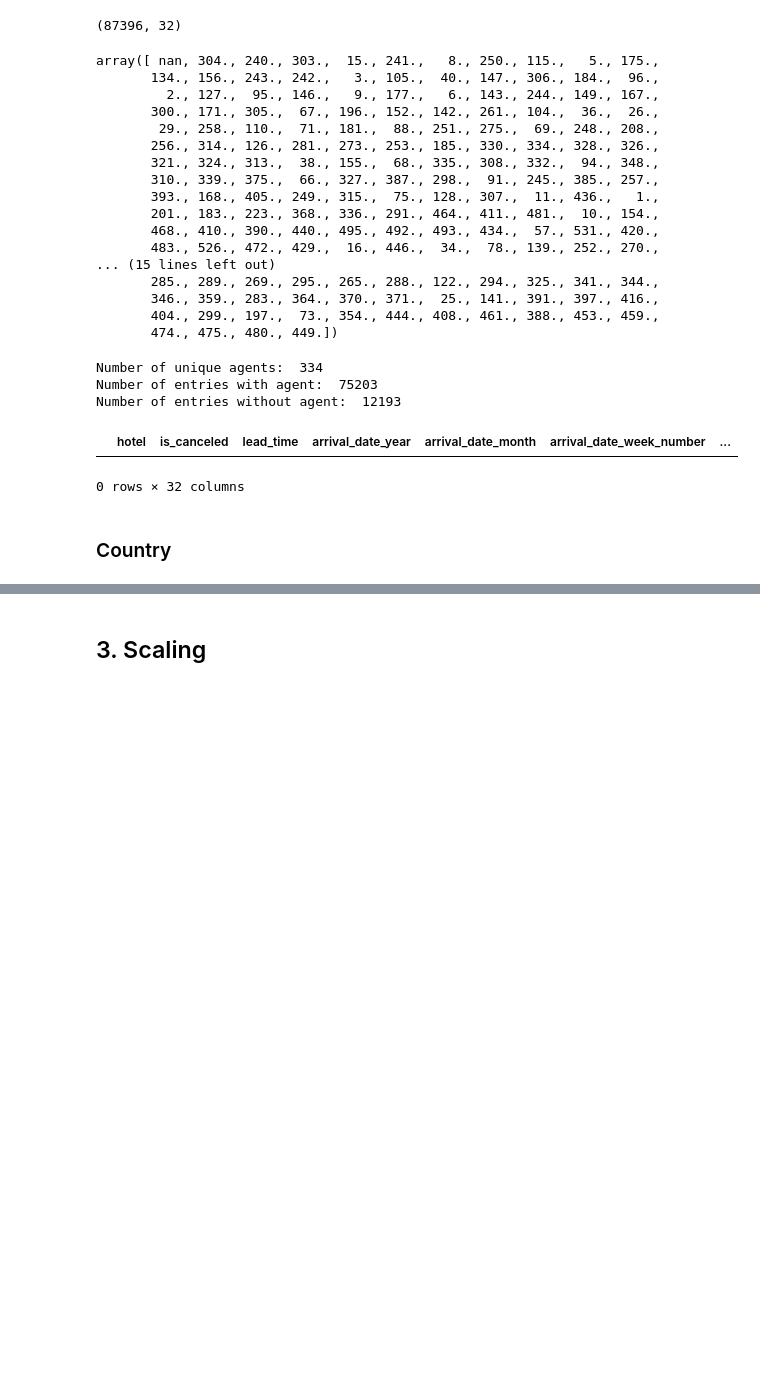
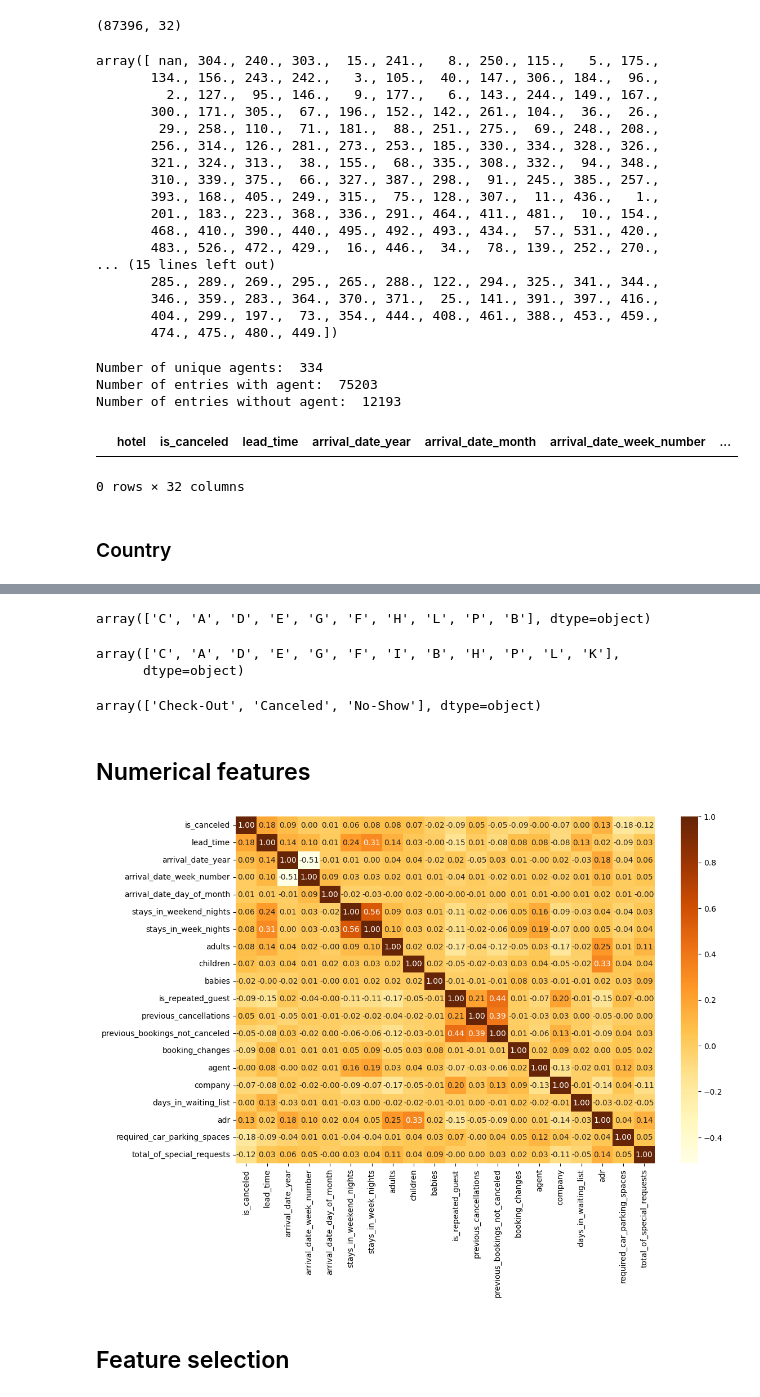
Before and after one commit to bezawitzyb/noshowshield, a Jupyter notebook: notebook/boris.ipynb, the cells around one changed output, grey strips where cells are left out. Saved outputs shown, nothing was run; the diff lists cells and outputs as text; code cells hidden in the pictures; blank space fills up the shorter version.

Commit message:
notebook checkpoint

```diff
--- a/notebook/boris.ipynb
+++ b/notebook/boris.ipynb
@@ -165,3 +155,5 @@ data[data['company'].isnull()]
+# %%
+data['company'] = data.company.replace(np.nan, 0)
 # %% [markdown]
 ### Agent
 # %%
@@ -202,6 +194,6 @@ data[data['agent']==0]
 |  | hotel | is_canceled | lead_time | arrival_date_year | arrival_date_month | arrival_date_week_number | ... |
 0 rows × 32 columns
 # %%
-data['agent'] = data.agent.replace(np.nan, -1)
+data['agent'] = data.agent.replace(np.nan, 0)
 # %% [markdown]
 ### Country
@@ -207,0 +223,3 @@ data['agent'] = data.agent.replace(np.nan, -1)
+# %%
+data['country'] = data['country'].replace(np.nan, 'None')
+data['country'].unique()
@@ -209,0 +263,2 @@ data['agent'] = data.agent.replace(np.nan, -1)
+# %%
+data['children'] = data['children'].replace(np.nan, 0)
@@ -210,2 +286,25 @@ data['agent'] = data.agent.replace(np.nan, -1)
+# %%
+data['reserved_room_type'].unique()
+# %% [output]
+array(['C', 'A', 'D', 'E', 'G', 'F', 'H', 'L', 'P', 'B'], dtype=object)
+# %%
+data['assigned_room_type'].unique()
+# %% [output]
+array(['C', 'A', 'D', 'E', 'G', 'F', 'I', 'B', 'H', 'P', 'L', 'K'],
+      dtype=object)
+# %%
+data['reservation_status'].unique()
+# %% [output]
+array(['Check-Out', 'Canceled', 'No-Show'], dtype=object)
+# %% [markdown]
+## Numerical features
+# %%
+numeric_df = data.select_dtypes('number')
+corr_matrix = numeric_df.corr()
+plt.figure(figsize=(12,8))
+sns.heatmap(corr_matrix, annot=True, cmap='YlOrBr', fmt=".2f")
+plt.show()
+# %% [output]
+[figure, added]
 # %% [markdown]
-## 3. Scaling
+## Feature selection
```
Also changed, not shown: parts of 16 cells of this notebook.
